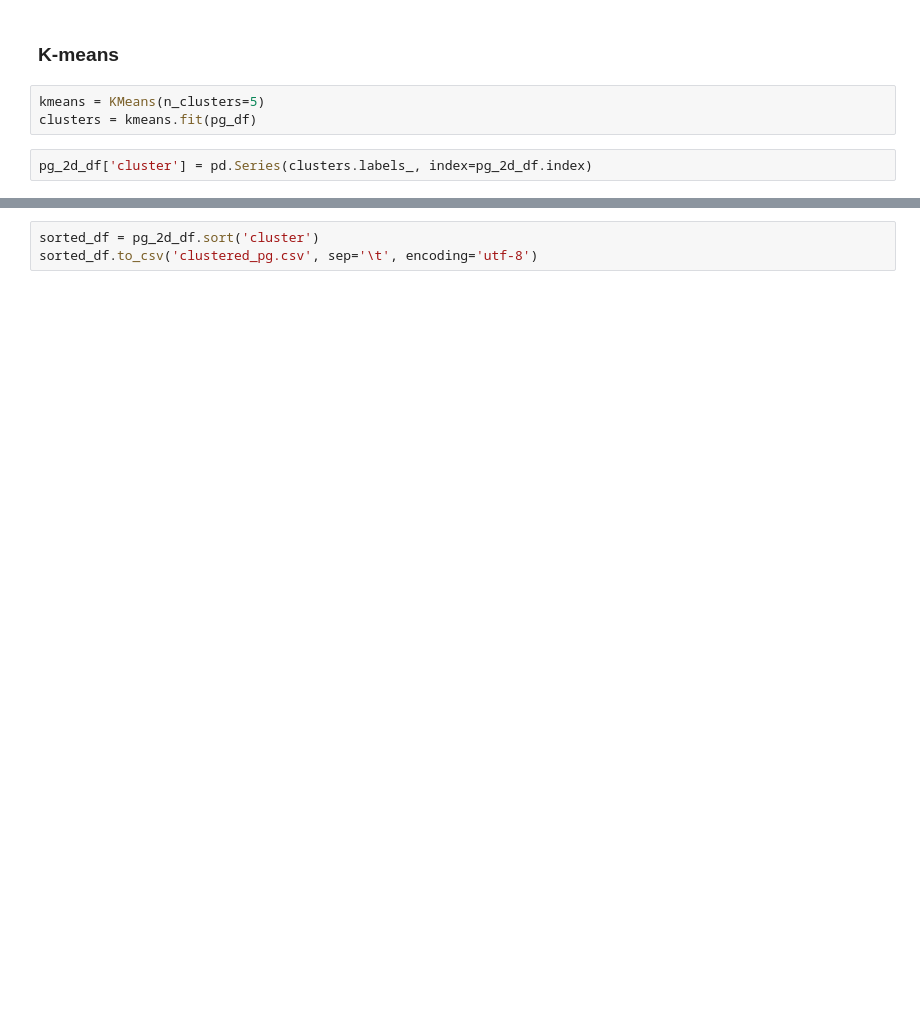
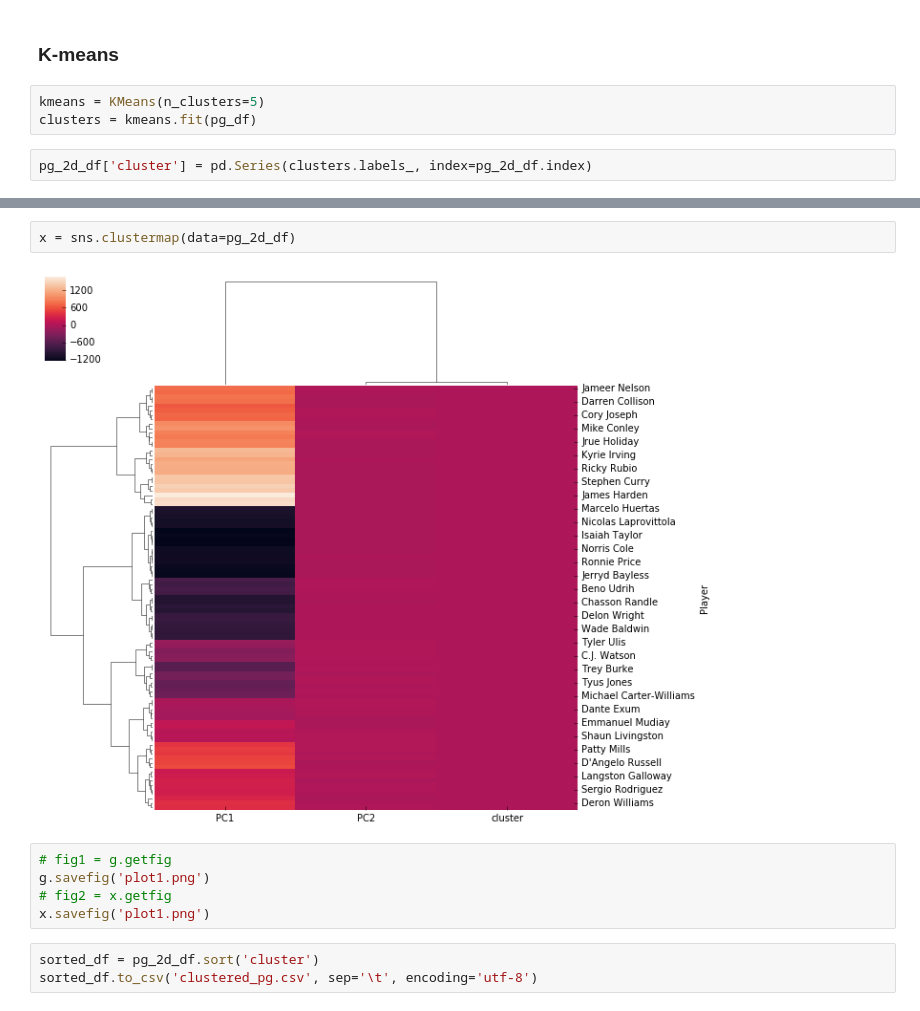
Before and after one commit to hsubbaraj/basketball_ml, a Jupyter notebook: all_pg_kmeans.ipynb, the cells around one changed output, grey strips where cells are left out. Saved outputs shown, nothing was run; the diff lists cells and outputs as text; blank space fills up the shorter version.

```diff
--- a/all_pg_kmeans.ipynb
+++ b/all_pg_kmeans.ipynb
@@ -99,3 +91,12 @@ clusters.get_params(deep=True)
+# %%
+x = sns.clustermap(data=pg_2d_df)
+# %% [output]
+[figure, added]
+# %%
+# fig1 = g.getfig
+g.savefig('plot1.png')
+# fig2 = x.getfig
+x.savefig('plot1.png')
 # %%
 sorted_df = pg_2d_df.sort('cluster')
 sorted_df.to_csv('clustered_pg.csv', sep='\t', encoding='utf-8')
```
Also changed, not shown: parts of 12 cells of this notebook, 5 other files.
